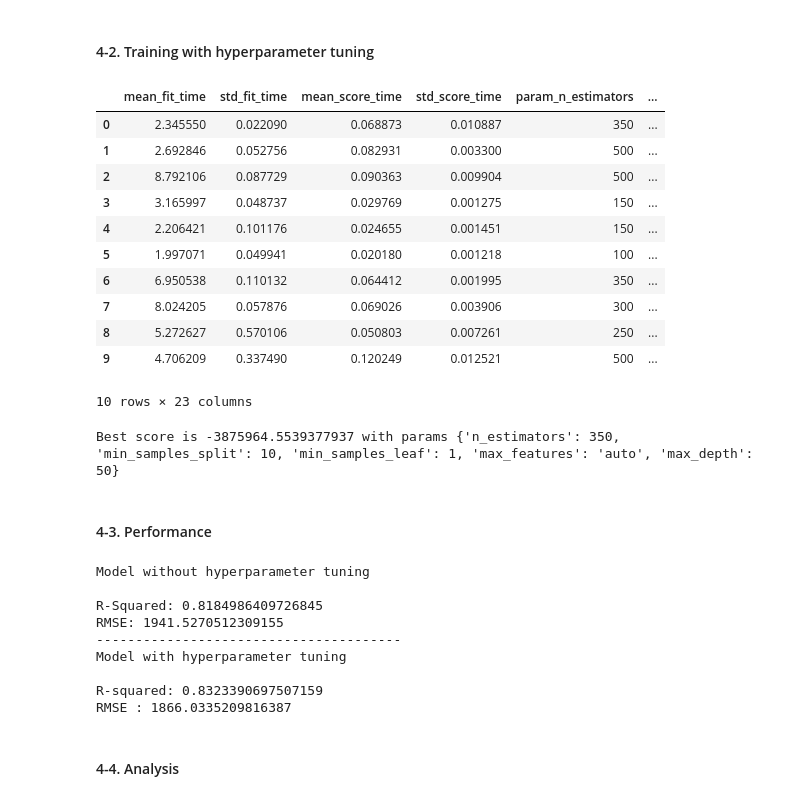
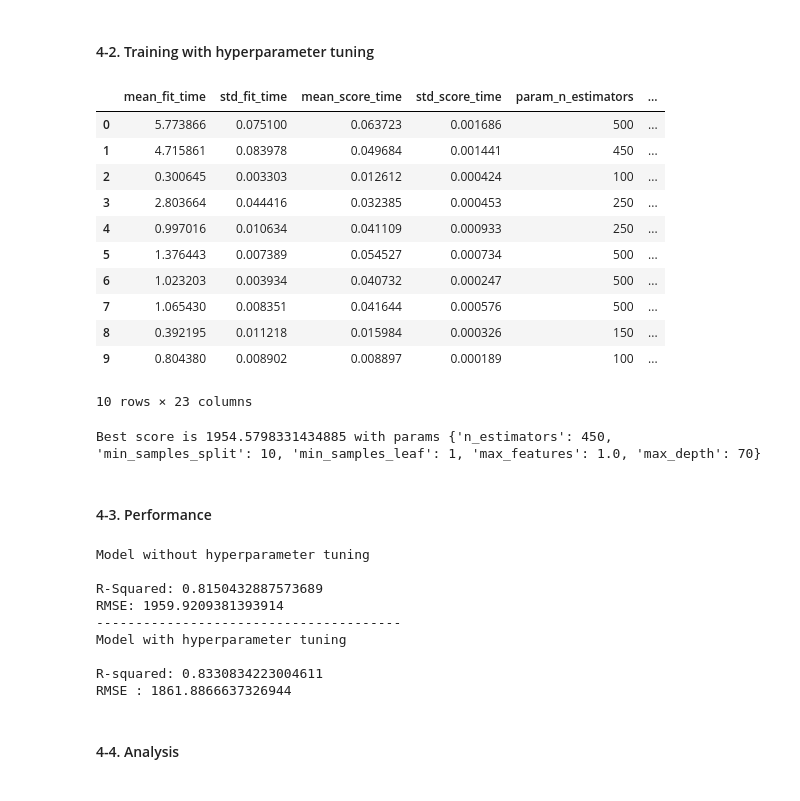
Before and after one commit to Kevin228839/Flight-Fare-Prediction, a Jupyter notebook: final_project.ipynb, the cells around one changed output. Saved outputs shown, nothing was run; the diff lists cells and outputs as text; code cells hidden in the pictures.

```diff
--- a/final_project.ipynb
+++ b/final_project.ipynb
@@ -81,7 +80,7 @@ df.drop(['Airline', 'Source', 'Destination'], axis=1, inplace=True)
 
 
 # Encode
-df_categorical = pd.get_dummies(df_categorical, drop_first=True)
+df_categorical = pd.get_dummies(df_categorical, drop_first=True, dtype=int)
 df['Total_Stops'] = df['Total_Stops'].map({"non-stop":0, "1 stop": 1, "2 stops": 2, "3 stops":3, "4 stops": 4})
 
 # Concat categorical and numerical data
@@ -262,15 +273,17 @@ plt.show()
 # %% [markdown]
 #### 2-1. Model Training
 # %%
-# create a transformer
+# 3-step pipeline: polynomial features → statistical filter → linear regression
+# Degree=2 creates interaction terms (e.g., Duration², Duration×Dep_hour)
+# SelectFwe keeps only statistically significant features (p < 0.05)
 transformer = PolynomialFeatures(degree=2, include_bias=False)
-
 best = SelectFwe(f_regression, alpha=0.05)
 estimator = LinearRegression()
-
-poly_regression_model = Pipeline([ ('transformer', transformer), ('feature_selection', best), ('estimator', estimator)])
-
-# fit the regression on the training data
+poly_regression_model = Pipeline([
+    ('transformer', transformer),
+    ('feature_selection', best),
+    ('estimator', estimator)
+])
 poly_regression_model.fit(data_train_normalize, target_train)
 # %% [output]
 Pipeline(steps=[('transformer', PolynomialFeatures(include_bias=False)),
@@ -362,15 +373,14 @@ DecisionTreeRegressor(random_state=42)
 #### 3-2. Model Training with hyperparameter tuning
 # %%
 # specify the parameter grid
-parameter_grid = {'max_features': ['auto', 'sqrt'],
+parameter_grid = {'max_features': [1.0, 'sqrt'],
           'max_depth':[int(x) for x in np.linspace(start = 1, stop = 20, num = 20)],
           'min_samples_leaf':[int(x) for x in np.linspace(start = 1, stop = 20, num = 20)],
           'min_samples_split':[int(x) for x in np.linspace(start = 1, stop = 20, num = 20)]
          }
 
 regression_tree_model = DecisionTreeRegressor(random_state = 42)
-regression_tree_rs = RandomizedSearchCV(random_state = 42, estimator=regression_tree_model, param_distributions=parameter_grid, scoring='neg_mean_squared_error', cv=5, n_iter=10)
+regression_tree_rs = RandomizedSearchCV(random_state = 42, estimator=regression_tree_model, param_distributions=parameter_grid, scoring='neg_root_mean_squared_error', cv=5, n_iter=10)
 regression_tree_rs.fit(data_train, target_train)
 print('Best parameters: ',regression_tree_rs.best_params_)
-print('Best R-sqaured score: ',regression_tree_rs.best_score_)
 # %% [output]
@@ -436,7 +443,7 @@ RandomForestRegressor()
 # specify the parameter grid
 parameter_grid = {
     'max_depth': [int(x) for x in np.linspace(10, 100, 10)],
-    'max_features': ['auto', 'sqrt'],
+    'max_features': [1.0, 'sqrt'],
     'min_samples_split': [2, 5, 10],
     'min_samples_leaf': [1, 2, 4],
     'n_estimators': [int(x) for x in np.linspace(50, 500, 10)]
@@ -444,32 +451,32 @@ parameter_grid = {
 # %%
 # specify the cross validation
 stratified_10_fold_cv = StratifiedKFold(n_splits=10, shuffle=True, random_state=42)
 
 rf_model = RandomForestRegressor()
-rf_model_rs = RandomizedSearchCV(rf_model, parameter_grid, scoring='neg_mean_squared_error', cv=stratified_10_fold_cv, error_score='raise')
+rf_model_rs = RandomizedSearchCV(rf_model, parameter_grid, scoring='neg_root_mean_squared_error', cv=stratified_10_fold_cv, error_score='raise')
 
 rf_model_rs.fit(data_train, target_train)
 
 # print the results of all hyper-parameter combinations
 results = pd.DataFrame(rf_model_rs.cv_results_)
 display(results)
 
 # print the best parameter setting
-print("Best score is {} with params {}".format(rf_model_rs.best_score_, rf_model_rs.best_params_))
+print("Best score is {} with params {}".format(-rf_model_rs.best_score_, rf_model_rs.best_params_))
 # %% [output]
 |  | mean_fit_time | std_fit_time | mean_score_time | std_score_time | param_n_estimators | ... |
-| 0 | 2.345550 | 0.022090 | 0.068873 | 0.010887 | 350 | ... |
-| 1 | 2.692846 | 0.052756 | 0.082931 | 0.003300 | 500 | ... |
-| 2 | 8.792106 | 0.087729 | 0.090363 | 0.009904 | 500 | ... |
-| 3 | 3.165997 | 0.048737 | 0.029769 | 0.001275 | 150 | ... |
-| 4 | 2.206421 | 0.101176 | 0.024655 | 0.001451 | 150 | ... |
-| 5 | 1.997071 | 0.049941 | 0.020180 | 0.001218 | 100 | ... |
-| 6 | 6.950538 | 0.110132 | 0.064412 | 0.001995 | 350 | ... |
-| 7 | 8.024205 | 0.057876 | 0.069026 | 0.003906 | 300 | ... |
-| 8 | 5.272627 | 0.570106 | 0.050803 | 0.007261 | 250 | ... |
-| 9 | 4.706209 | 0.337490 | 0.120249 | 0.012521 | 500 | ... |
+| 0 | 5.773866 | 0.075100 | 0.063723 | 0.001686 | 500 | ... |
+| 1 | 4.715861 | 0.083978 | 0.049684 | 0.001441 | 450 | ... |
+| 2 | 0.300645 | 0.003303 | 0.012612 | 0.000424 | 100 | ... |
+| 3 | 2.803664 | 0.044416 | 0.032385 | 0.000453 | 250 | ... |
+| 4 | 0.997016 | 0.010634 | 0.041109 | 0.000933 | 250 | ... |
+| 5 | 1.376443 | 0.007389 | 0.054527 | 0.000734 | 500 | ... |
+| 6 | 1.023203 | 0.003934 | 0.040732 | 0.000247 | 500 | ... |
+| 7 | 1.065430 | 0.008351 | 0.041644 | 0.000576 | 500 | ... |
+| 8 | 0.392195 | 0.011218 | 0.015984 | 0.000326 | 150 | ... |
+| 9 | 0.804380 | 0.008902 | 0.008897 | 0.000189 | 100 | ... |
 10 rows × 23 columns
-Best score is -3875964.5539377937 with params {'n_estimators': 350, 'min_samples_split': 10, 'min_samples_leaf': 1, 'max_features': 'auto', 'max_depth': 50}
+Best score is 1954.5798331434885 with params {'n_estimators': 450, 'min_samples_split': 10, 'min_samples_leaf': 1, 'max_features': 1.0, 'max_depth': 70}
 # %% [markdown]
 #### 4-3. Performance
 # %%
@@ -486,7 +493,7 @@ r2_rf = r2_score(target_test, y_pred)
 print('R-Squared:', r2_rf)
 
 #RMSE
-root_mean_squared_error_rf = mean_squared_error(target_test, y_pred, squared=False)
+root_mean_squared_error_rf = root_mean_squared_error(target_test, y_pred)
 print('RMSE:', root_mean_squared_error_rf)
 
 print("---------------------------------------")
@@ -498,12 +505,12 @@ cal_score(rf_model_rs)
 # %% [output]
 Model without hyperparameter tuning
 
-R-Squared: 0.8184986409726845
-RMSE: 1941.5270512309155
+R-Squared: 0.8150432887573689
+RMSE: 1959.9209381393914
 ---------------------------------------
 Model with hyperparameter tuning
 
-R-squared: 0.8323390697507159
-RMSE : 1866.0335209816387
+R-squared: 0.8330834223004611
+RMSE : 1861.8866637326944
 # %% [markdown]
 #### 4-4. Analysis
```
Also changed, not shown: parts of 25 cells of this notebook, 3 other files.
